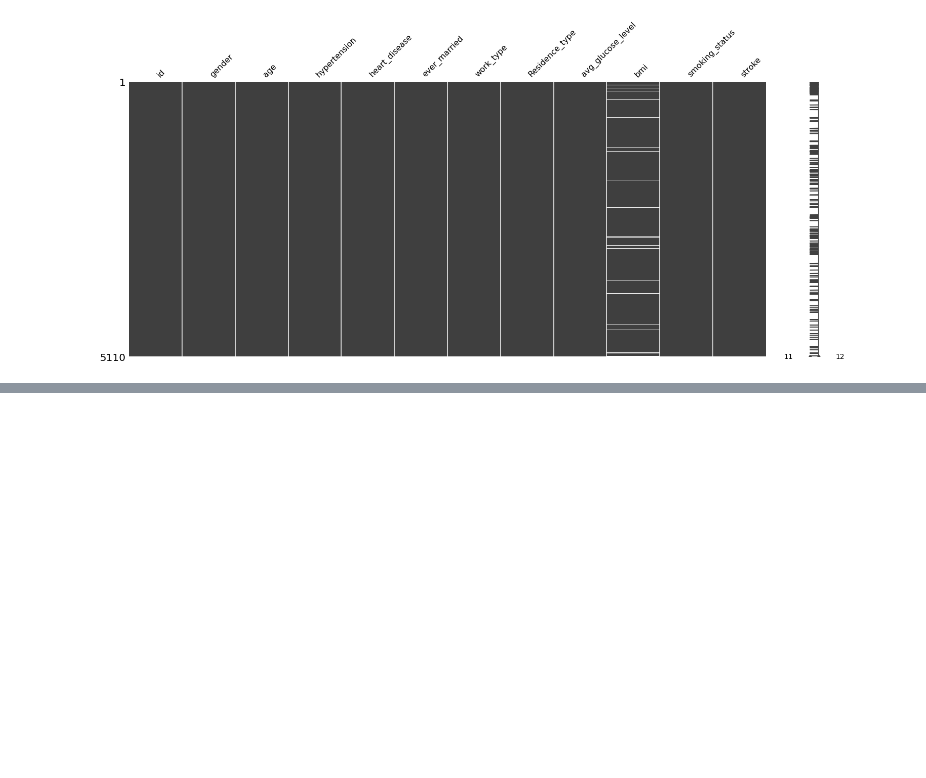
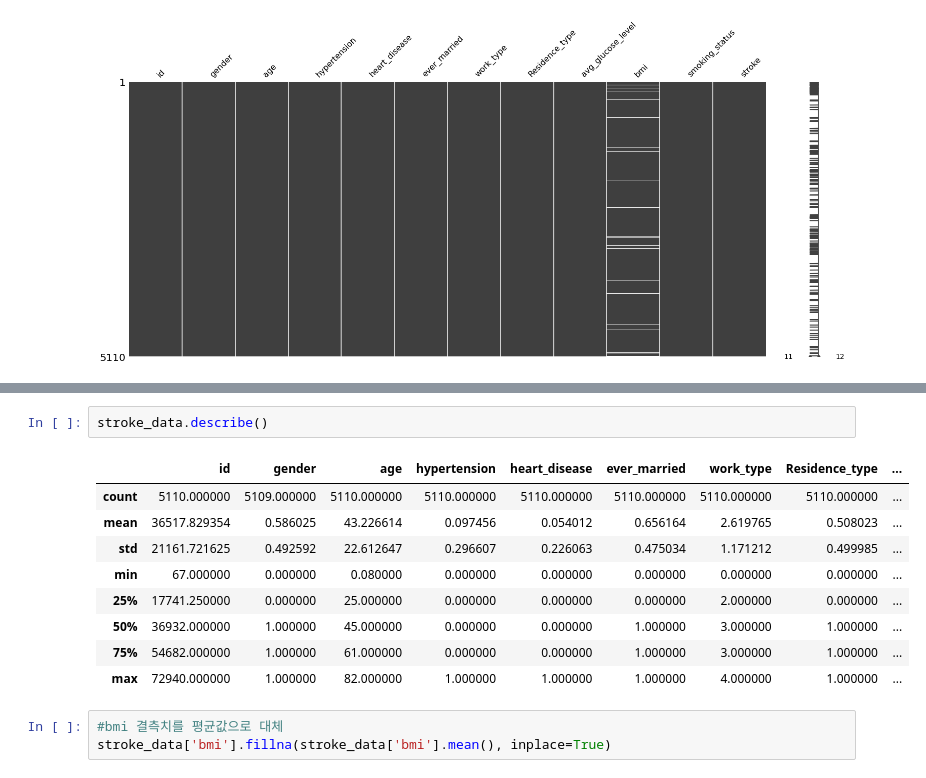
Before and after one commit to yoonsula/Stroke_prediction, a Jupyter notebook: Stroke_Prediction.ipynb, the cells around one changed output, grey strips where cells are left out. Drawn from its saved outputs; the diff is of its cells as text; blank space fills up the shorter version.

```diff
--- a/Stroke_Prediction.ipynb
+++ b/Stroke_Prediction.ipynb
@@ -182,0 +228,15 @@ msno.matrix(stroke_data)
+# %%
+stroke_data.describe()
+# %% [output]
+|  | id | gender | age | hypertension | heart_disease | ever_married | work_type | Residence_type | ... |
+| count | 5110.000000 | 5109.000000 | 5110.000000 | 5110.000000 | 5110.000000 | 5110.000000 | 5110.000000 | 5110.000000 | ... |
+| mean | 36517.829354 | 0.586025 | 43.226614 | 0.097456 | 0.054012 | 0.656164 | 2.619765 | 0.508023 | ... |
+| std | 21161.721625 | 0.492592 | 22.612647 | 0.296607 | 0.226063 | 0.475034 | 1.171212 | 0.499985 | ... |
+| min | 67.000000 | 0.000000 | 0.080000 | 0.000000 | 0.000000 | 0.000000 | 0.000000 | 0.000000 | ... |
+| 25% | 17741.250000 | 0.000000 | 25.000000 | 0.000000 | 0.000000 | 0.000000 | 2.000000 | 0.000000 | ... |
+| 50% | 36932.000000 | 1.000000 | 45.000000 | 0.000000 | 0.000000 | 1.000000 | 3.000000 | 1.000000 | ... |
+| 75% | 54682.000000 | 1.000000 | 61.000000 | 0.000000 | 0.000000 | 1.000000 | 3.000000 | 1.000000 | ... |
+| max | 72940.000000 | 1.000000 | 82.000000 | 1.000000 | 1.000000 | 1.000000 | 4.000000 | 1.000000 | ... |
+# %%
+#bmi 결측치를 평균값으로 대체
+stroke_data['bmi'].fillna(stroke_data['bmi'].mean(), inplace=True)
```
Also changed, not shown: parts of 9 cells of this notebook.
